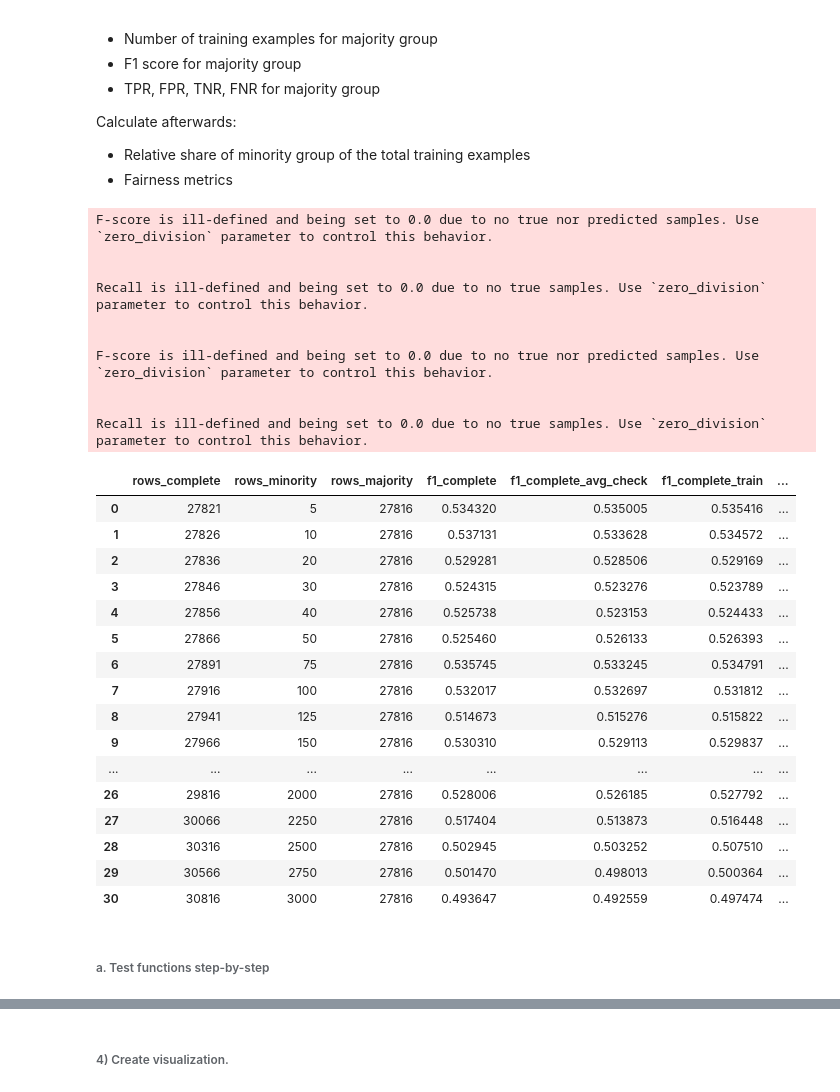
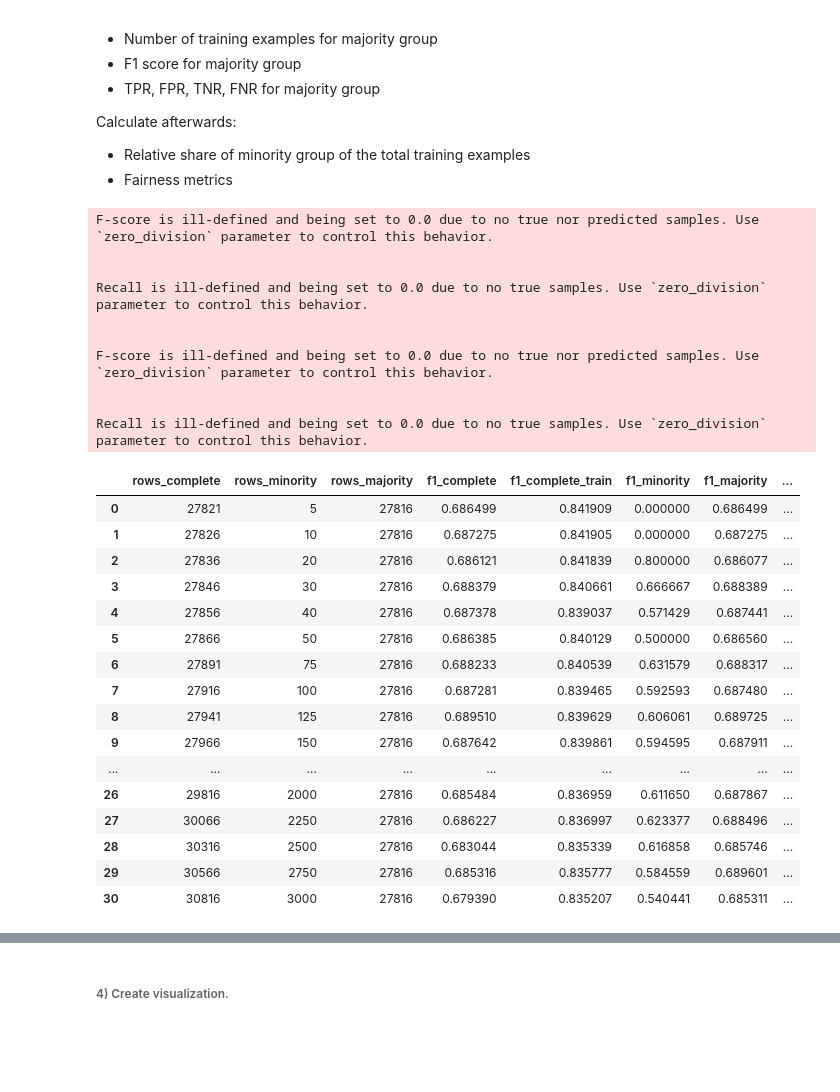
Before and after one commit to NilsBahr94/Master_Thesis_Algorithmic-Bias-in-AI, a Jupyter notebook: Master_Thesis_Algorithmic_Bias_Analysis.ipynb, the cells around one changed output, grey strips where cells are left out. Cells and saved outputs as stored; diff of their text form; code cells hidden in the pictures; blank space fills up the shorter version.

```diff
--- a/Master_Thesis_Algorithmic_Bias_Analysis.ipynb
+++ b/Master_Thesis_Algorithmic_Bias_Analysis.ipynb
@@ -1343,20 +1132,19 @@ White              0            20699
 def create_datasets_new(min_data: pd.DataFrame, maj_data: pd.DataFrame, training_sizes: list):
     datasets = []
     for training_size in training_sizes:
+      if abs(training_size) <= len(min_data.index): # tbd
         dataset_min_sample = min_data.sample(n=training_size, random_state=1)
         dataset = pd.concat((dataset_min_sample, maj_data))
         datasets.append(dataset)
+      else:
+        break
     return datasets
 # %%
 # Define arguments
 
-# training_sizes = [5, 10, 20, 30, 40, 50, 75, 100, 125, 150, 175, 200, 250, 300, 350, 400, 450, 500, 600,
-                    # 700, 800, 900, 1000, 1250, 1500, 1750, 2000, 2250, 2500, 2750, 3000, 3250, 3500, 3750,
-                    # 4000, 4250, 4500, 4750, 5000, 6000, 7000, 8000, 9000, 10000, 15000]
-
-training_sizes = [5, 10, 20, 30, 40, 50, 75, 100, 125, 150, 175, 200, 250,
-                  300, 350, 400, 450, 500, 600, 700, 800, 900, 1000, 1250,
-                  1500, 1750, 2000, 2250, 2500, 2750, 3000]
+training_sizes = [5, 10, 20, 30, 40, 50, 75, 100, 125, 150, 175, 200, 250, 300, 350, 400, 450, 500, 600,
+                  700, 800, 900, 1000, 1250, 1500, 1750, 2000, 2250, 2500, 2750, 3000, 3250, 3500, 3750,
+                  4000, 4250, 4500, 4750, 5000, 6000, 7000, 8000, 9000, 10000, 15000]
 
 # Creating dfs for minority and majority group
 is_black = df_3_adult["Race"].isin(["Black"])
@@ -1427,6 +1215,7 @@ def metrics_to_df(list_dfs, label, model, cv, discr_feature, min_value, maj_valu
   rows_compl_list = []
   f1_compl_list = []
   f1_avg_train_score_list = []
+  tpr_compl_list = []
   # MINORITY
   rows_min_list = []
   f1_min_list = []
@@ -1486,6 +1275,9 @@ def metrics_to_df(list_dfs, label, model, cv, discr_feature, min_value, maj_valu
                                          return_train_score=True)
       f1_avg_train_score = np.mean(cross_val_results["train_score"])
       f1_avg_train_score_list.append(f1_avg_train_score)
+      # Recall
+      tpr_compl = recall_score(df_train_label, y_train_pred)
+      tpr_compl_list.append(tpr_compl)
 
       # Get metrics for the MINORITY group
       # NUMBER OF ROWS
@@ -1499,7 +1291,7 @@ def metrics_to_df(list_dfs, label, model, cv, discr_feature, min_value, maj_valu
       tpr_min_list.append(tpr_min)
       # FPR/SPECIFICITY
       tn_min, fp_min, fn_min, tp_min = confusion_matrix(df_check_black[label], df_check_black["y_pred"], labels=[0,1]).ravel()
-      fpr_min = tn_min / (tn_min+fp_min)
+      fpr_min = fp_min / (fp_min+tn_min)
       fpr_min_list.append(fpr_min)
       # Cond. Prob. P(y_min=1|minority)
       filter_race_black_y_1 = dataset_var[discr_feature].isin([min_value]) & dataset_var["y_pred"].isin([1])
@@ -1519,7 +1311,7 @@ def metrics_to_df(list_dfs, label, model, cv, discr_feature, min_value, maj_valu
       tpr_maj_list.append(tpr_maj)
       # FPR/SPECIFICITY
       tn_maj, fp_maj, fn_maj, tp_maj = confusion_matrix(df_check_white[label], df_check_white["y_pred"], labels=[0,1]).ravel()
-      fpr_maj = tn_maj / (tn_maj+fp_maj)
+      fpr_maj = fp_maj / (fp_maj+tn_maj)
       fpr_maj_list.append(fpr_maj)
       # Cond. Prob. P(y_maj=1|majority)
       filter_race_white_y_1 = dataset_var[discr_feature].isin([maj_value]) & dataset_var["y_pred"].isin([1])
@@ -1535,11 +1327,12 @@ def metrics_to_df(list_dfs, label, model, cv, discr_feature, min_value, maj_valu
                              "f1_complete_train": f1_avg_train_score_list,
                              'f1_minority': f1_min_list,
                              'f1_majority': f1_maj_list,
+                             "tpr_complete": tpr_compl_list,
                              'tpr_minority': tpr_min_list,
-                             "prob_yhat_1_minority": prob_y_1_min_list,
                              "tpr_majority": tpr_maj_list,
                              "fpr_minority": fpr_min_list,
                              "fpr_majority": fpr_maj_list,
+                             "prob_yhat_1_minority": prob_y_1_min_list,
                              "prob_yhat_1_majority": prob_y_1_maj_list})
 
   # Calculate new metric columns and append to df
@@ -1558,49 +1351,50 @@ def metrics_to_df(list_dfs, label, model, cv, discr_feature, min_value, maj_valu
 # %%
 # Define arguments
 list_dfs = list_dfs
 label = "Over-50K"
-model = RandomForestClassifier(criterion= "gini",
-                               max_features = "auto",
-                               max_depth = 4,
-                               min_samples_leaf = 4,
-                               n_estimators = 100)
+model = RandomForestClassifier(bootstrap=True, ccp_alpha=0.0, class_weight=None,
+                              criterion='gini', max_depth=25, max_features='auto',
+                              max_leaf_nodes=None, max_samples=None,
+                              min_impurity_decrease=0.0, min_impurity_split=None,
+                              min_samples_leaf=1, min_samples_split=5,
+                              min_weight_fraction_leaf=0.0, n_estimators=100,
+                              n_jobs=None, oob_score=False, random_state=None,
+                              verbose=0, warm_start=False)
 # model = grid_rf_class # <- Best model from hyperparameter tuning
 cv = 10
 discr_feature = "Race"
 min_value = "Black"
 maj_value = "White"
 
 # Execute function
-results_df = metrics_to_df(list_dfs = list_dfs, label = label, model = model, cv = cv,
+results_df_adult = metrics_to_df(list_dfs = list_dfs, label = label, model = model, cv = cv,
                            discr_feature = discr_feature, min_value = min_value, maj_value = maj_value)
-results_df
+results_df_adult
 # %% [output]
 F-score is ill-defined and being set to 0.0 due to no true nor predicted samples. Use `zero_division` parameter to control this behavior.
 
 
 Recall is ill-defined and being set to 0.0 due to no true samples. Use `zero_division` parameter to control this behavior.
 
 
 F-score is ill-defined and being set to 0.0 due to no true nor predicted samples. Use `zero_division` parameter to control this behavior.
 
 
 Recall is ill-defined and being set to 0.0 due to no true samples. Use `zero_division` parameter to control this behavior.
-|  | rows_complete | rows_minority | rows_majority | f1_complete | f1_complete_avg_check | f1_complete_train | ... |
-| 0 | 27821 | 5 | 27816 | 0.534320 | 0.535005 | 0.535416 | ... |
-| 1 | 27826 | 10 | 27816 | 0.537131 | 0.533628 | 0.534572 | ... |
-| 2 | 27836 | 20 | 27816 | 0.529281 | 0.528506 | 0.529169 | ... |
-| 3 | 27846 | 30 | 27816 | 0.524315 | 0.523276 | 0.523789 | ... |
-| 4 | 27856 | 40 | 27816 | 0.525738 | 0.523153 | 0.524433 | ... |
-| 5 | 27866 | 50 | 27816 | 0.525460 | 0.526133 | 0.526393 | ... |
-| 6 | 27891 | 75 | 27816 | 0.535745 | 0.533245 | 0.534791 | ... |
-| 7 | 27916 | 100 | 27816 | 0.532017 | 0.532697 | 0.531812 | ... |
-| 8 | 27941 | 125 | 27816 | 0.514673 | 0.515276 | 0.515822 | ... |
-| 9 | 27966 | 150 | 27816 | 0.530310 | 0.529113 | 0.529837 | ... |
-| ... | ... | ... | ... | ... | ... | ... | ... |
-| 26 | 29816 | 2000 | 27816 | 0.528006 | 0.526185 | 0.527792 | ... |
-| 27 | 30066 | 2250 | 27816 | 0.517404 | 0.513873 | 0.516448 | ... |
-| 28 | 30316 | 2500 | 27816 | 0.502945 | 0.503252 | 0.507510 | ... |
-| 29 | 30566 | 2750 | 27816 | 0.501470 | 0.498013 | 0.500364 | ... |
-| 30 | 30816 | 3000 | 27816 | 0.493647 | 0.492559 | 0.497474 | ... |
+|  | rows_complete | rows_minority | rows_majority | f1_complete | f1_complete_train | f1_minority | f1_majority | ... |
+| 0 | 27821 | 5 | 27816 | 0.686499 | 0.841909 | 0.000000 | 0.686499 | ... |
+| 1 | 27826 | 10 | 27816 | 0.687275 | 0.841905 | 0.000000 | 0.687275 | ... |
+| 2 | 27836 | 20 | 27816 | 0.686121 | 0.841839 | 0.800000 | 0.686077 | ... |
+| 3 | 27846 | 30 | 27816 | 0.688379 | 0.840661 | 0.666667 | 0.688389 | ... |
+| 4 | 27856 | 40 | 27816 | 0.687378 | 0.839037 | 0.571429 | 0.687441 | ... |
+| 5 | 27866 | 50 | 27816 | 0.686385 | 0.840129 | 0.500000 | 0.686560 | ... |
+| 6 | 27891 | 75 | 27816 | 0.688233 | 0.840539 | 0.631579 | 0.688317 | ... |
+| 7 | 27916 | 100 | 27816 | 0.687281 | 0.839465 | 0.592593 | 0.687480 | ... |
+| 8 | 27941 | 125 | 27816 | 0.689510 | 0.839629 | 0.606061 | 0.689725 | ... |
+| 9 | 27966 | 150 | 27816 | 0.687642 | 0.839861 | 0.594595 | 0.687911 | ... |
+| ... | ... | ... | ... | ... | ... | ... | ... | ... |
+| 26 | 29816 | 2000 | 27816 | 0.685484 | 0.836959 | 0.611650 | 0.687867 | ... |
+| 27 | 30066 | 2250 | 27816 | 0.686227 | 0.836997 | 0.623377 | 0.688496 | ... |
+| 28 | 30316 | 2500 | 27816 | 0.683044 | 0.835339 | 0.616858 | 0.685746 | ... |
+| 29 | 30566 | 2750 | 27816 | 0.685316 | 0.835777 | 0.584559 | 0.689601 | ... |
+| 30 | 30816 | 3000 | 27816 | 0.679390 | 0.835207 | 0.540441 | 0.685311 | ... |
-# %% [markdown]
-###### a. Test functions step-by-step
```
Also changed, not shown: parts of 103 cells of this notebook.
